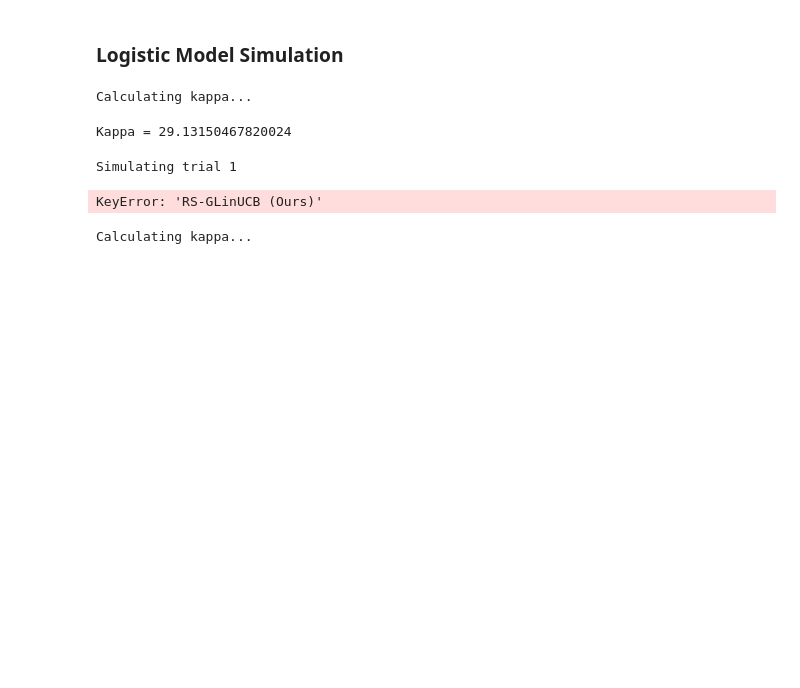
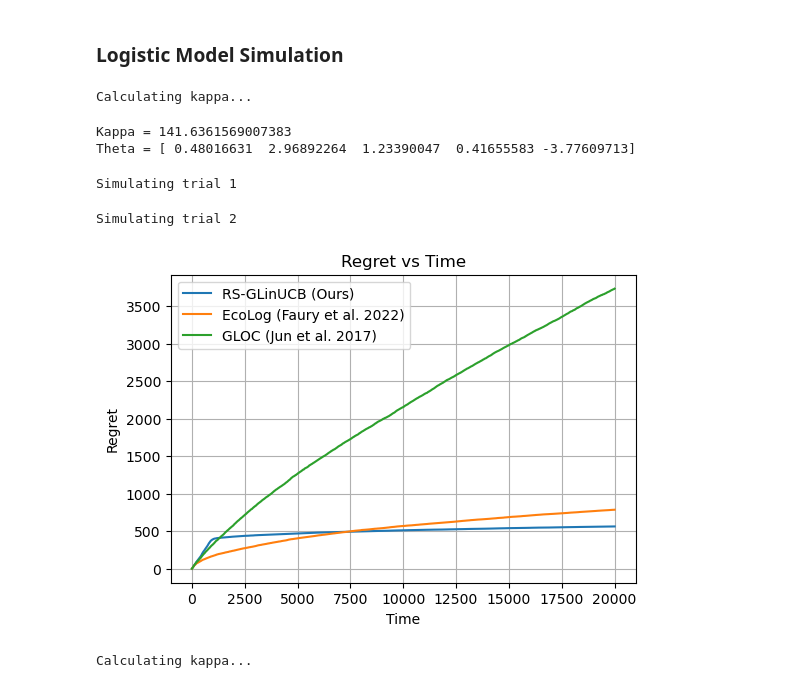
Before and after one commit to nirjhar-das/GLBandit_Limited_Adaptivity, a Jupyter notebook: simulations.ipynb, the cells around one changed output. Drawn from its saved outputs; the diff is of its cells as text; code cells hidden in the pictures; blank space fills up the shorter version.

```diff
--- a/simulations.ipynb
+++ b/simulations.ipynb
@@ -101,28 +101,31 @@ def plot_regret(rg_dict, T):
 # %% [markdown]
 ### Logistic Model Simulation
 # %%
-config = {}
+config = {"full_norm": True}
 config['seed'] = 109832
 config['model'] = 'Logistic'
-config['theta_dim'] = 2
-config['num_arms'] = 5
+config['theta_dim'] = 5
+config['num_arms'] = 10
 config['theta_norm'] = 5.0
-config['horizon_length'] = 5000
+config['horizon_length'] = 20000
 
 env = GLMBandit(config=config)
 print('Kappa =', env.kappa)
+print('Theta =' , env.theta)
 # %% [output]
 Calculating kappa...
-Kappa = 29.13150467820024
+Kappa = 141.6361569007383
+Theta = [ 0.48016631  2.96892264  1.23390047  0.41655583 -3.77609713]
 # %%
-algo_names_list = ['RS-GLinUCB', 'EcoLog', 'GLOC', 'OfuLog+']
+algo_names_list = ['RS-GLinUCB', 'EcoLog', 'GLOC']
 num_trials = 2
 
 regret_dict = simulate(num_trials, env, algo_names_list, 0.01)
 plot_regret(regret_dict, env.T)
 # %% [output]
 Simulating trial 1
-KeyError: 'RS-GLinUCB (Ours)'
+Simulating trial 2
+[figure, added]
 # %%
 config = {}
 config['seed'] = 109832
```
